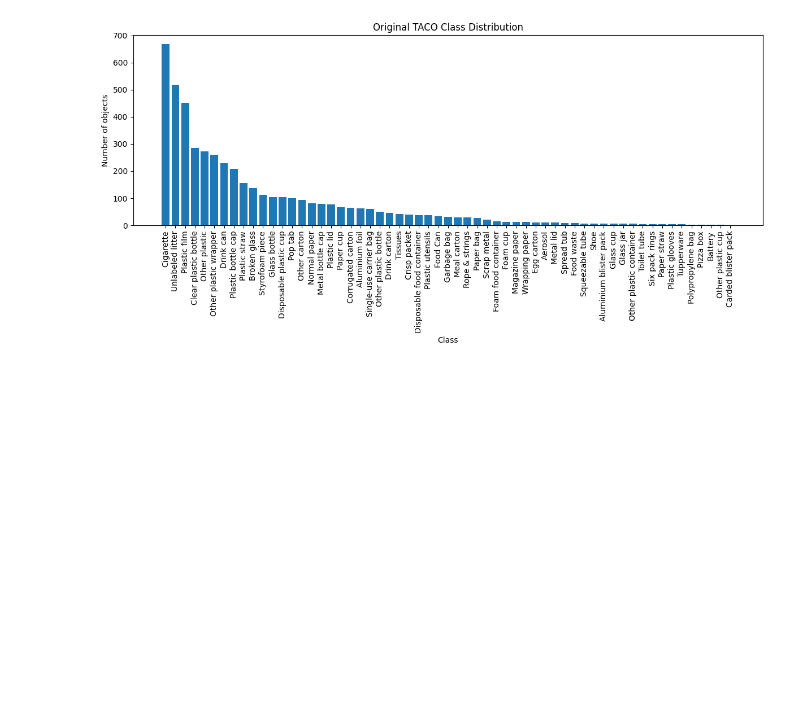
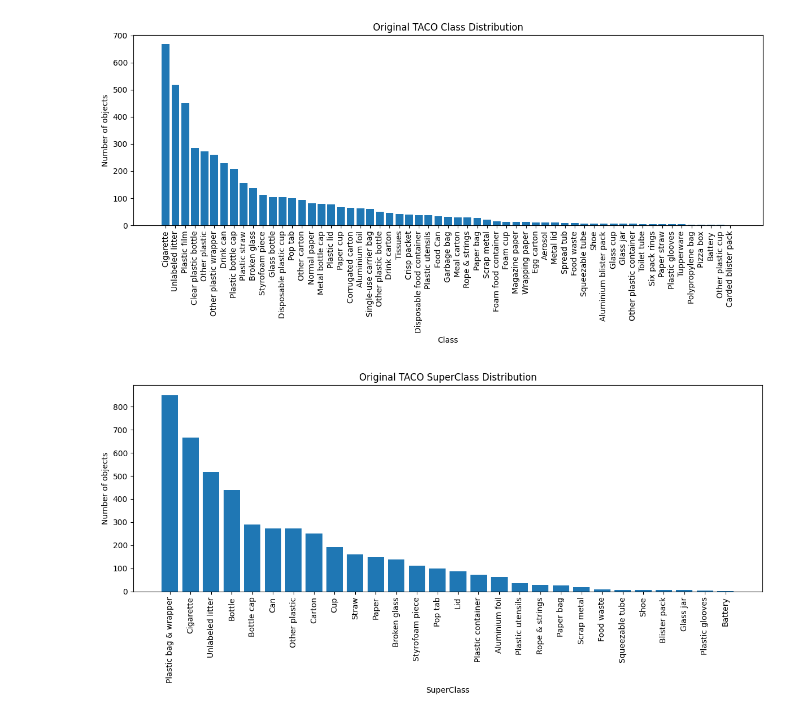
Before and after one commit to chemonss/EcoVision, a Jupyter notebook: notebooks/dataset_preparation.ipynb, the cells around one changed output. Drawn from its saved outputs; the diff is of its cells as text; code cells hidden in the pictures; blank space fills up the shorter version.

```diff
--- a/notebooks/dataset_preparation.ipynb
+++ b/notebooks/dataset_preparation.ipynb
@@ -24,8 +26,3 @@ print("Categories:", num_categories)
 Images: 1500
 Annotations: 4784
 Categories: 60
-# %%
-categories = annotations["categories"]
-
-for cat in categories:
-    print(cat["id"], cat["name"])
@@ -88,3 +68,30 @@ plt.savefig("../results/original_class_distribution.png", dpi=200)
 plt.show()
 # %% [output]
 [figure]
+# %%
+category_id_to_name = {
+    cat["id"]: cat["supercategory"]
+    for cat in annotations["categories"]
+}
+
+original_class_counts = Counter(
+    category_id_to_name[ann["category_id"]]
+    for ann in annotations["annotations"]
+)
+
+original_df = pd.DataFrame(
+    original_class_counts.items(),
+    columns=["class_name", "count"]
+).sort_values("count", ascending=False)
+
+plt.figure(figsize=(12, 6))
+plt.bar(original_df["class_name"], original_df["count"])
+plt.xticks(rotation=90)
+plt.title("Original TACO SuperClass Distribution")
+plt.xlabel("SuperClass")
+plt.ylabel("Number of objects")
+plt.tight_layout()
+plt.savefig("../results/original_super_class_distribution.png", dpi=200)
+plt.show()
+# %% [output]
+[figure, added]
```
Also changed, not shown: parts of 6 cells of this notebook, 5 other files.
